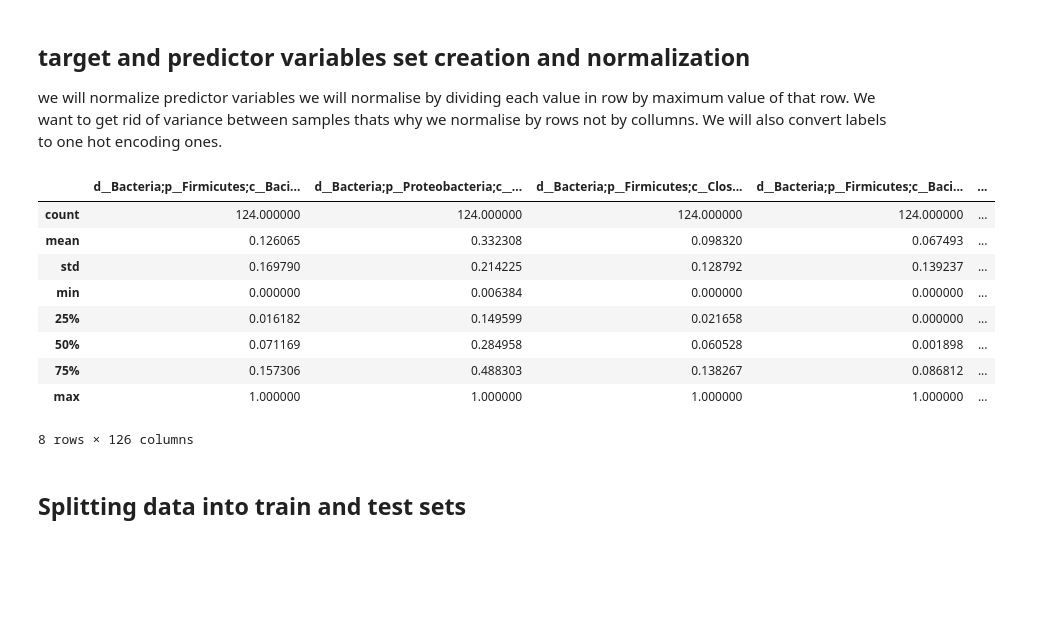
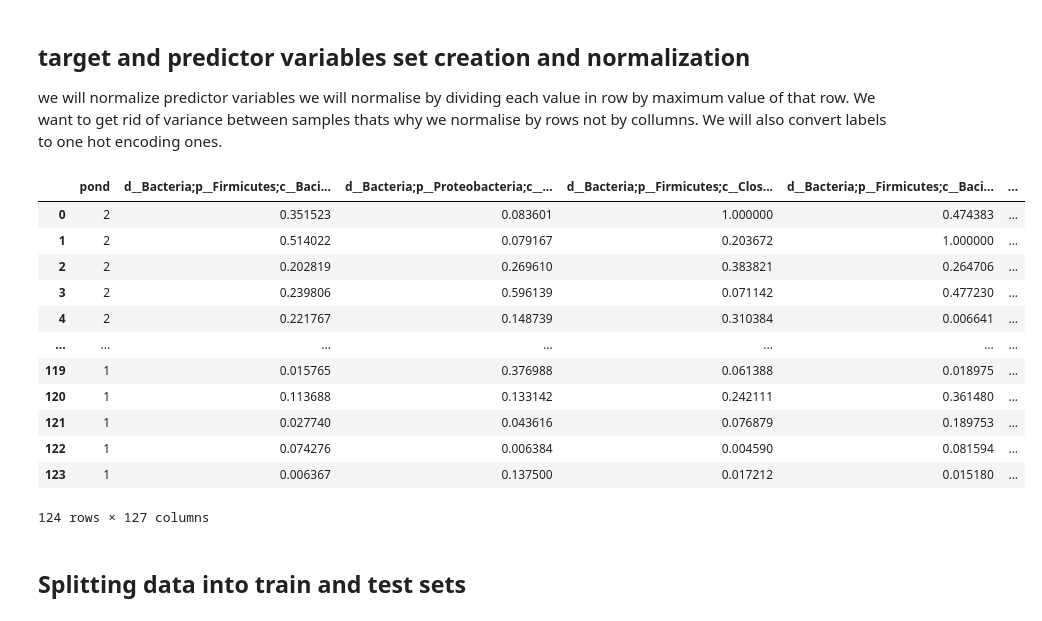
Before and after one commit to paq88/Neural_network_classifier, a Jupyter notebook: Fish_model_NN_gut.ipynb, the cells around one changed output. Cells and saved outputs as stored; diff of their text form; code cells hidden in the pictures; blank space fills up the shorter version.

```diff
--- a/Fish_model_NN_gut.ipynb
+++ b/Fish_model_NN_gut.ipynb
@@ -463,18 +478,21 @@ df_3[predictors]=df_3[predictors]/df_3[predictors].max()
 #replacing 0 values with small value
 #df_3[predictors] = df_3[predictors].replace(0,0.00001)
 # %%
-df_3.describe()
+df_3
 # %% [output]
-|  | d__Bacteria;p__Firmicutes;c__Baci... | d__Bacteria;p__Proteobacteria;c__... | d__Bacteria;p__Firmicutes;c__Clos... | d__Bacteria;p__Firmicutes;c__Baci... | ... |
-| count | 124.000000 | 124.000000 | 124.000000 | 124.000000 | ... |
-| mean | 0.126065 | 0.332308 | 0.098320 | 0.067493 | ... |
-| std | 0.169790 | 0.214225 | 0.128792 | 0.139237 | ... |
-| min | 0.000000 | 0.006384 | 0.000000 | 0.000000 | ... |
-| 25% | 0.016182 | 0.149599 | 0.021658 | 0.000000 | ... |
-| 50% | 0.071169 | 0.284958 | 0.060528 | 0.001898 | ... |
-| 75% | 0.157306 | 0.488303 | 0.138267 | 0.086812 | ... |
-| max | 1.000000 | 1.000000 | 1.000000 | 1.000000 | ... |
+|  | pond | d__Bacteria;p__Firmicutes;c__Baci... | d__Bacteria;p__Proteobacteria;c__... | d__Bacteria;p__Firmicutes;c__Clos... | d__Bacteria;p__Firmicutes;c__Baci... | ... |
+| 0 | 2 | 0.351523 | 0.083601 | 1.000000 | 0.474383 | ... |
+| 1 | 2 | 0.514022 | 0.079167 | 0.203672 | 1.000000 | ... |
+| 2 | 2 | 0.202819 | 0.269610 | 0.383821 | 0.264706 | ... |
+| 3 | 2 | 0.239806 | 0.596139 | 0.071142 | 0.477230 | ... |
+| 4 | 2 | 0.221767 | 0.148739 | 0.310384 | 0.006641 | ... |
+| ... | ... | ... | ... | ... | ... | ... |
+| 119 | 1 | 0.015765 | 0.376988 | 0.061388 | 0.018975 | ... |
+| 120 | 1 | 0.113688 | 0.133142 | 0.242111 | 0.361480 | ... |
+| 121 | 1 | 0.027740 | 0.043616 | 0.076879 | 0.189753 | ... |
+| 122 | 1 | 0.074276 | 0.006384 | 0.004590 | 0.081594 | ... |
+| 123 | 1 | 0.006367 | 0.137500 | 0.017212 | 0.015180 | ... |
-8 rows × 126 columns
+124 rows × 127 columns
 # %% [markdown]
 ## Splitting data into train and test sets
 # %%
```
Also changed, not shown: parts of 31 cells of this notebook.
